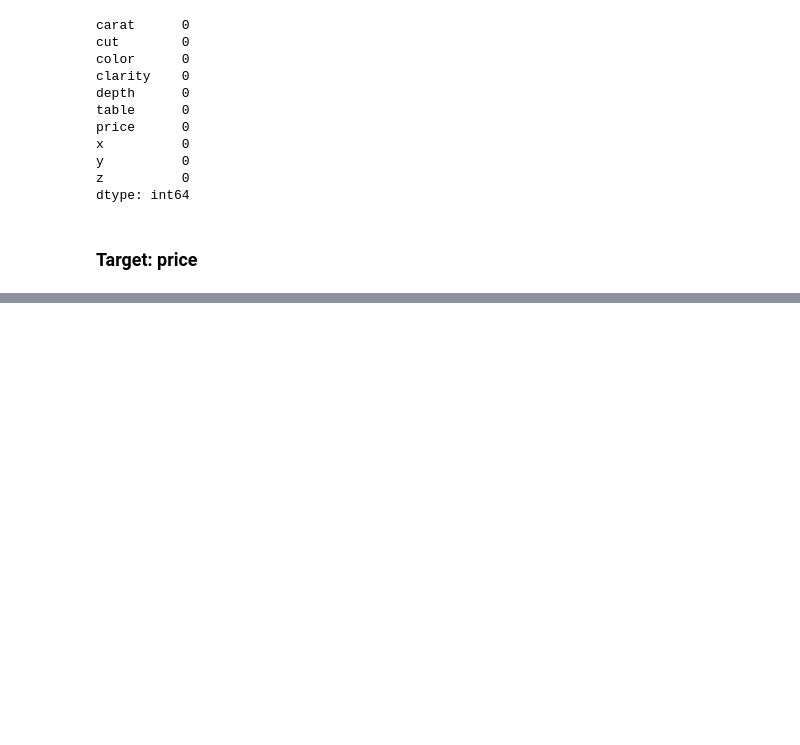
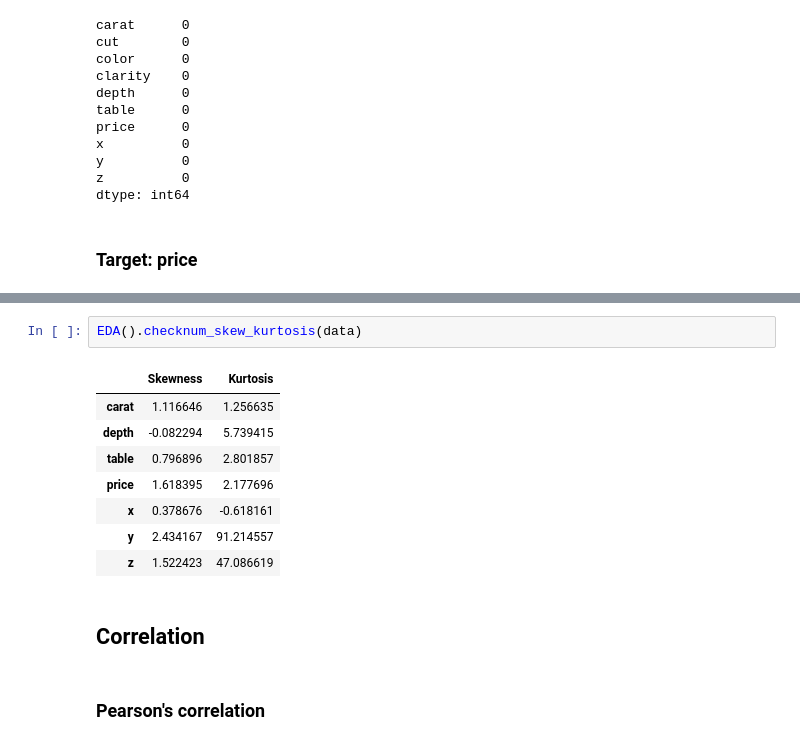
Before and after one commit to Shidiq/diamonds, a Jupyter notebook: notebooks/eda_v1.ipynb, the cells around one changed output, grey strips where cells are left out. Drawn from its saved outputs; the diff is of its cells as text; blank space fills up the shorter version.

```diff
--- a/notebooks/eda_v1.ipynb
+++ b/notebooks/eda_v1.ipynb
@@ -181,2 +180,17 @@ fig = data_num.hist(figsize=(16,20), bins=50, xlabelsize=8, ylabelsize=8)
 # %% [output]
 [drawing not drawn]
+# %%
+EDA().checknum_skew_kurtosis(data)
+# %% [output]
+|  | Skewness | Kurtosis |
+| carat | 1.116646 | 1.256635 |
+| depth | -0.082294 | 5.739415 |
+| table | 0.796896 | 2.801857 |
+| price | 1.618395 | 2.177696 |
+| x | 0.378676 | -0.618161 |
+| y | 2.434167 | 91.214557 |
+| z | 1.522423 | 47.086619 |
+# %% [markdown]
+## Correlation
+# %% [markdown]
+### Pearson's correlation
```
Also changed, not shown: parts of 15 cells of this notebook, 3 other files.
